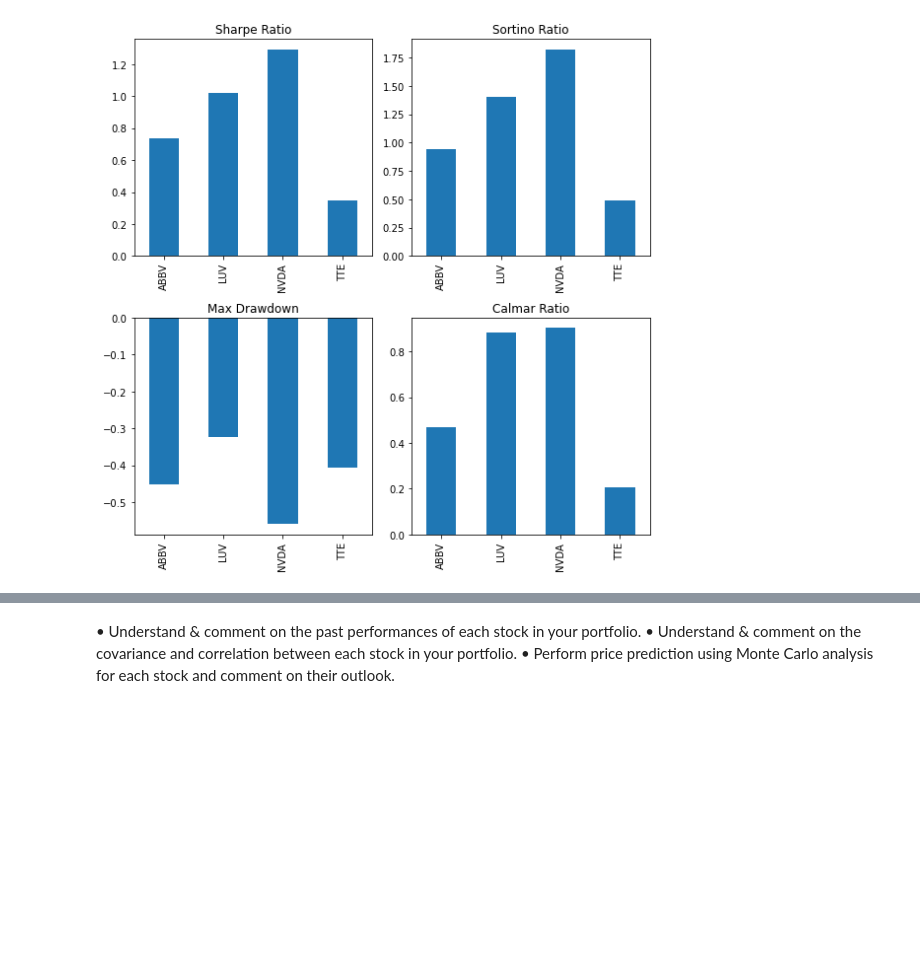
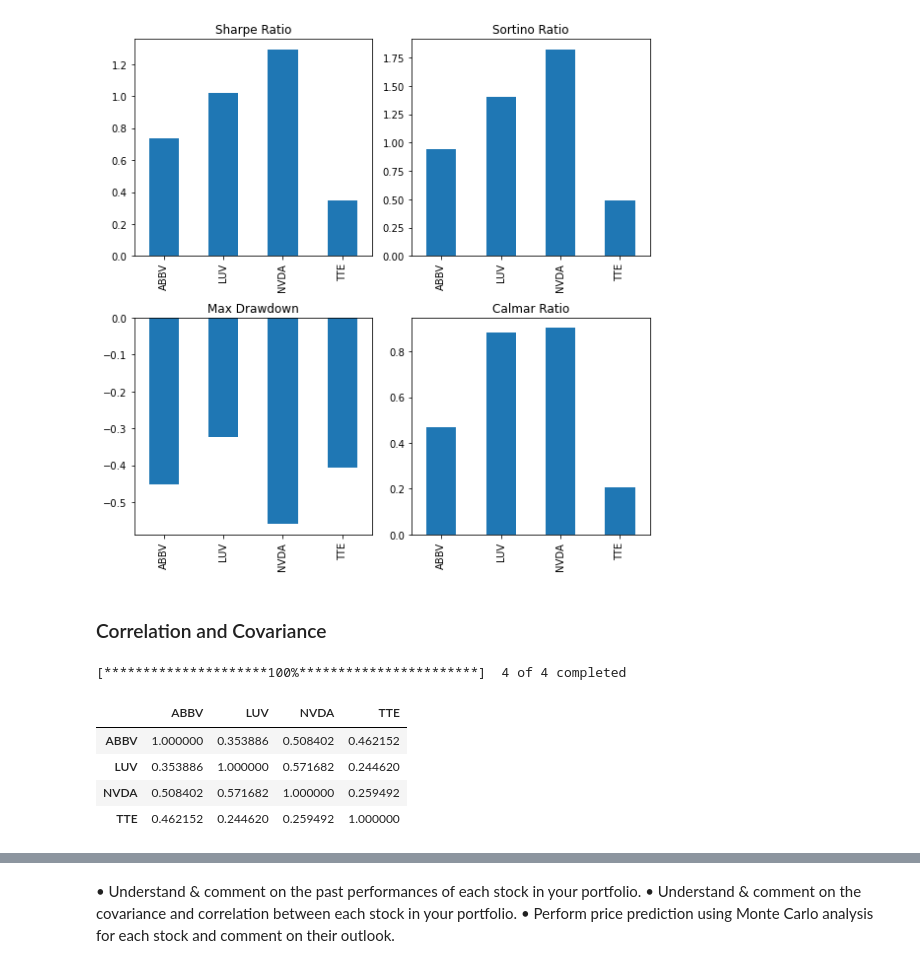
Before and after one commit to isabelgrau/ADMN5006-Financial-Analytics-Capital-Gain, a Jupyter notebook: ADMN 5006 Capital Gain Portfolio.ipynb, the cells around one changed output, grey strips where cells are left out. Saved outputs shown, nothing was run; the diff lists cells and outputs as text; code cells hidden in the pictures; blank space fills up the shorter version.

```diff
--- a/ADMN 5006 Capital Gain Portfolio.ipynb
+++ b/ADMN 5006 Capital Gain Portfolio.ipynb
@@ -121,3 +121,19 @@ fig.tight_layout()
 plt.show()
 # %% [output]
 [figure]
+# %% [markdown]
+### Correlation and Covariance
+# %%
+corrtable = pdr.get_data_yahoo(stocks, data_source = 'yahoo', start = corrstartdate, end = enddate)['Adj Close']
+corr_df = corrtable.corr(method='pearson')
+
+# Swap symbols as Index
+corr_df.head().reset_index()
+corr_df.head()
+# %% [output]
+[*********************100%***********************]  4 of 4 completed
+|  | ABBV | LUV | NVDA | TTE |
+| ABBV | 1.000000 | 0.353886 | 0.508402 | 0.462152 |
+| LUV | 0.353886 | 1.000000 | 0.571682 | 0.244620 |
+| NVDA | 0.508402 | 0.571682 | 1.000000 | 0.259492 |
+| TTE | 0.462152 | 0.244620 | 0.259492 | 1.000000 |
```
Also changed, not shown: parts of 5 cells of this notebook.
